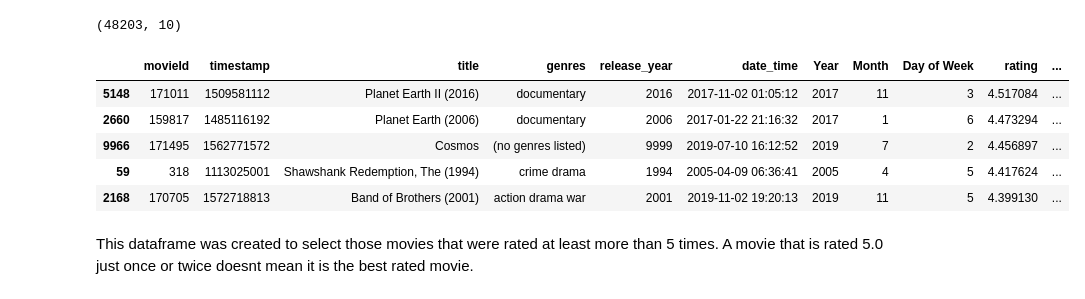
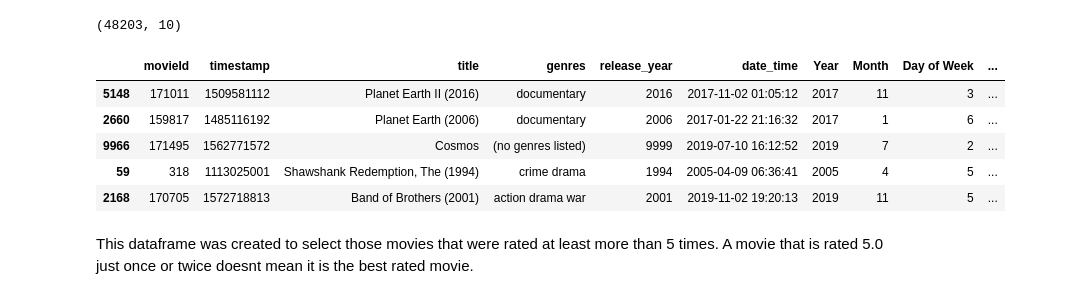
Before and after one commit to john-anyi/unsupervised-predict-streamlit-template, a Jupyter notebook: TEAM_JM1_UNSUPERVISED_LEARNING_PREDICT_NOTEBOOK.ipynb, the cells around one changed output. Saved outputs shown, nothing was run; the diff lists cells and outputs as text; code cells hidden in the pictures.

```diff
--- a/TEAM_JM1_UNSUPERVISED_LEARNING_PREDICT_NOTEBOOK.ipynb
+++ b/TEAM_JM1_UNSUPERVISED_LEARNING_PREDICT_NOTEBOOK.ipynb
@@ -673,7 +669,7 @@ copied_train = copied_train.merge(total_ratings, on = 'movieId')
 
 copied_train.drop(columns=['userId','rating_x','genres_y'],inplace=True) # Delete the duplicated columns
 
-copied_train.rename(columns={'genres_x':'genres','rating_y':'rating'},inplace=True) # Rename the columns
+copied_train.rename(columns={'genres_x':'genres','rating_y':'Average Rating'},inplace=True) # Rename the columns
 
 copied_train.head()
 # %% [output]
@@ -690,24 +686,24 @@ copied_train.shape
 # %%
 # Create a dataframe to check how many times a particular movie has been rated
 user_rated = pd.DataFrame(train_df['movieId'].value_counts().reset_index())
 
 user_rated.rename(columns = {'index':'movieId','movieId':'Rating count'},inplace = True) # Rename the columns
 
-copied_train = copied_train.merge(user_rated, on ='movieId') # Combine the train3 dataset with the User_rated data
+copied_train = copied_train.merge(user_rated, on ='movieId') # Combine the copied_train dataset with the User_rated data
 
 # Filter the data
-copied_train = copied_train[copied_train['Rating count'] > 20] # Find the movies which have the us voted for more than 20
+copied_train = copied_train[copied_train['Rating count'] > 20] # Find the movies which have more than 20 ratings
 
-copied_train = copied_train.sort_values('rating',ascending=False) # Sort the values by the rating feature
+copied_train = copied_train.sort_values('Average Rating',ascending=False) # Sort the values by the rating feature
 
 copied_train.head()
 # %% [output]
-|  | movieId | timestamp | title | genres | release_year | date_time | Year | Month | Day of Week | rating | ... |
-| 5148 | 171011 | 1509581112 | Planet Earth II (2016) | documentary | 2016 | 2017-11-02 01:05:12 | 2017 | 11 | 3 | 4.517084 | ... |
-| 2660 | 159817 | 1485116192 | Planet Earth (2006) | documentary | 2006 | 2017-01-22 21:16:32 | 2017 | 1 | 6 | 4.473294 | ... |
-| 9966 | 171495 | 1562771572 | Cosmos | (no genres listed) | 9999 | 2019-07-10 16:12:52 | 2019 | 7 | 2 | 4.456897 | ... |
-| 59 | 318 | 1113025001 | Shawshank Redemption, The (1994) | crime drama | 1994 | 2005-04-09 06:36:41 | 2005 | 4 | 5 | 4.417624 | ... |
-| 2168 | 170705 | 1572718813 | Band of Brothers (2001) | action drama war | 2001 | 2019-11-02 19:20:13 | 2019 | 11 | 5 | 4.399130 | ... |
+|  | movieId | timestamp | title | genres | release_year | date_time | Year | Month | Day of Week | ... |
+| 5148 | 171011 | 1509581112 | Planet Earth II (2016) | documentary | 2016 | 2017-11-02 01:05:12 | 2017 | 11 | 3 | ... |
+| 2660 | 159817 | 1485116192 | Planet Earth (2006) | documentary | 2006 | 2017-01-22 21:16:32 | 2017 | 1 | 6 | ... |
+| 9966 | 171495 | 1562771572 | Cosmos | (no genres listed) | 9999 | 2019-07-10 16:12:52 | 2019 | 7 | 2 | ... |
+| 59 | 318 | 1113025001 | Shawshank Redemption, The (1994) | crime drama | 1994 | 2005-04-09 06:36:41 | 2005 | 4 | 5 | ... |
+| 2168 | 170705 | 1572718813 | Band of Brothers (2001) | action drama war | 2001 | 2019-11-02 19:20:13 | 2019 | 11 | 5 | ... |
 # %% [markdown]
 This dataframe was created to select those movies that were rated at least more than 5 times. A movie that is rated 5.0 just once or twice doesnt mean it is the best rated movie.
 # %%
```
Also changed, not shown: parts of 68 cells of this notebook.
